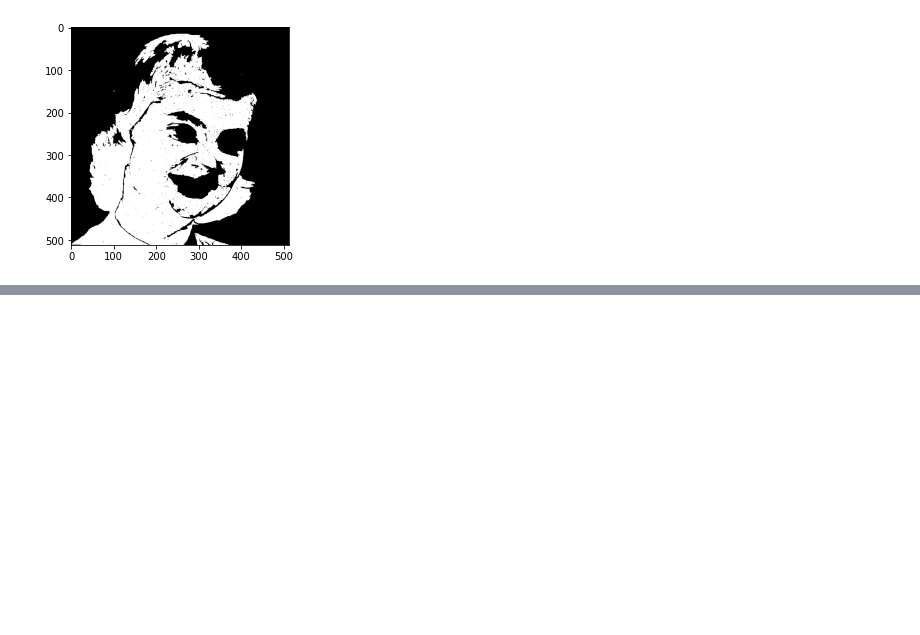
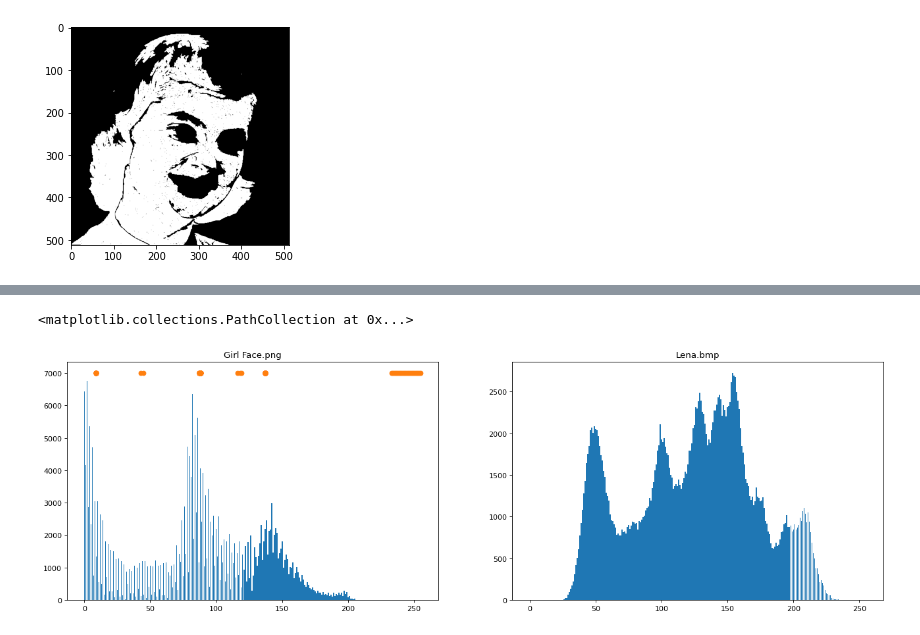
Before and after one commit to jmcsuite/AgentesInteligentes_Up2022, a Jupyter notebook: Trabajo1_0226259_0226154/codigo/main.ipynb, the cells around one changed output, grey strips where cells are left out. Cells and saved outputs as stored; diff of their text form; code cells hidden in the pictures; blank space fills up the shorter version.

Commit message:
mean shift (almost)

```diff
--- a/Trabajo1_0226259_0226154/codigo/main.ipynb
+++ b/Trabajo1_0226259_0226154/codigo/main.ipynb
@@ -356,0 +409,15 @@ print((img[:,:,0]*regions).shape)
+# %%
+histograms = []
+colorRange = 256
+for img in imgs:
+    histogram = histogramImg(img, colorRange)
+    histograms.append(histogram)
+fig, ax = setupPlots(2)
+for axes, hist, name in zip(ax, histograms, imgNames):
+    axes.bar(np.arange(colorRange), hist)
+    axes.set_title(name)
+
+ax[0].scatter(inputMeanShift, np.ones(len(inputMeanShift))*7000)
+# %% [output]
+<matplotlib.collections.PathCollection at 0x...>
+[figure, added]
```
Also changed, not shown: parts of 3 cells of this notebook.
